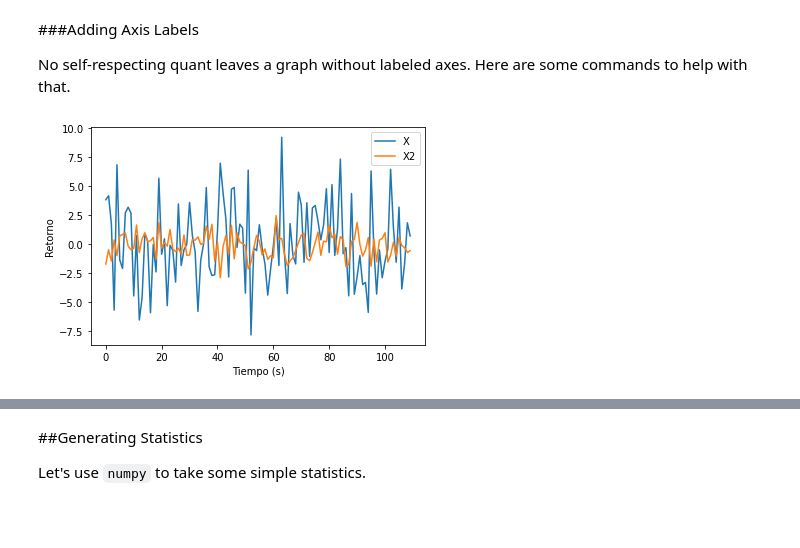
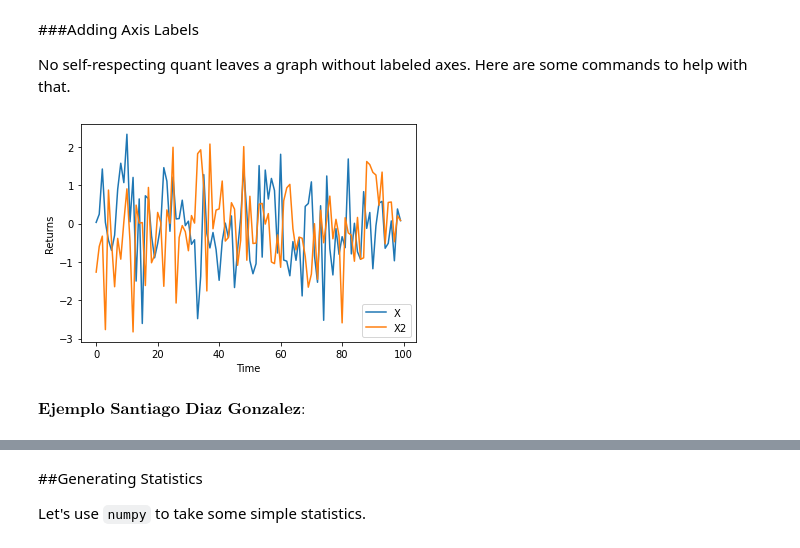
Before and after one commit to sdiazgo/AlgorithmsUN2021I, a Jupyter notebook: Lab1/sdiazgolecture1.ipynb, the cells around one changed output, grey strips where cells are left out. Cells and saved outputs as stored; diff of their text form; code cells hidden in the pictures; blank space fills up the shorter version.

```diff
--- a/Lab1/sdiazgolecture1.ipynb
+++ b/Lab1/sdiazgolecture1.ipynb
@@ -110,13 +161,15 @@ pltsdg.plot(X);
 
 No self-respecting quant leaves a graph without labeled axes. Here are some commands to help with that.
 # %%
-X = npsdg.random.normal(0, 3, 110)
-X2 = npsdg.random.normal(0, 1, 110)
+X = npsd.random.normal(0, 1, 100)
+X2 = npsd.random.normal(0, 1, 100)
 
-pltsdg.plot(X);
-pltsdg.plot(X2);
-pltsdg.xlabel('Tiempo (s)') # The data we generated is unitless, but don't forget units in general.
-pltsdg.ylabel('Retorno')
-pltsdg.legend(['X', 'X2']);
+pltsd.plot(X);
+pltsd.plot(X2);
+pltsd.xlabel('Time') # The data we generated is unitless, but don't forget units in general.
+pltsd.ylabel('Returns')
+pltsd.legend(['X', 'X2']);
 # %% [output]
-[figure, old version]
+[figure, new version]
+# %% [markdown]
+$\textbf{Ejemplo Santiago Diaz Gonzalez:}$
```
Also changed, not shown: parts of 71 cells of this notebook, 12 other files.
